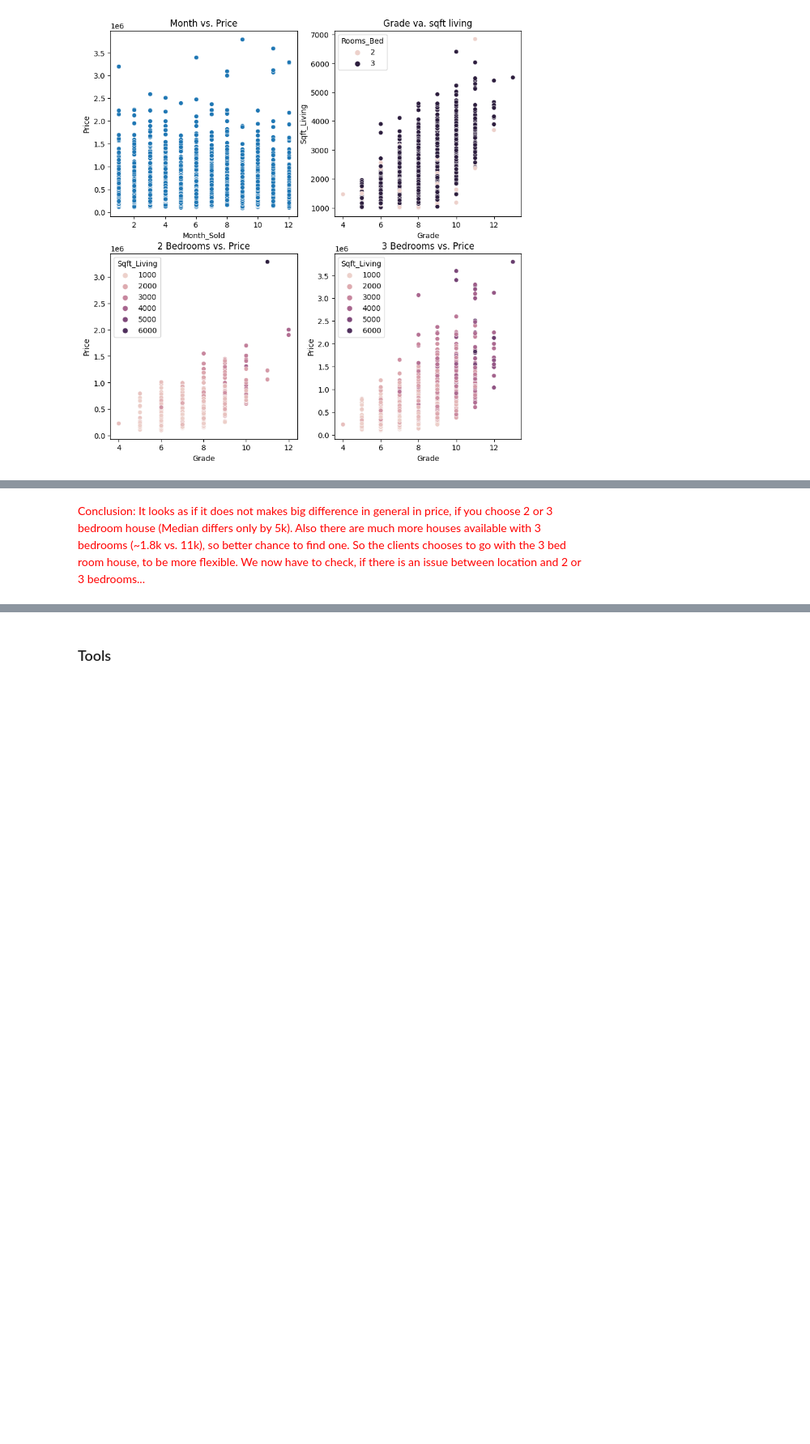
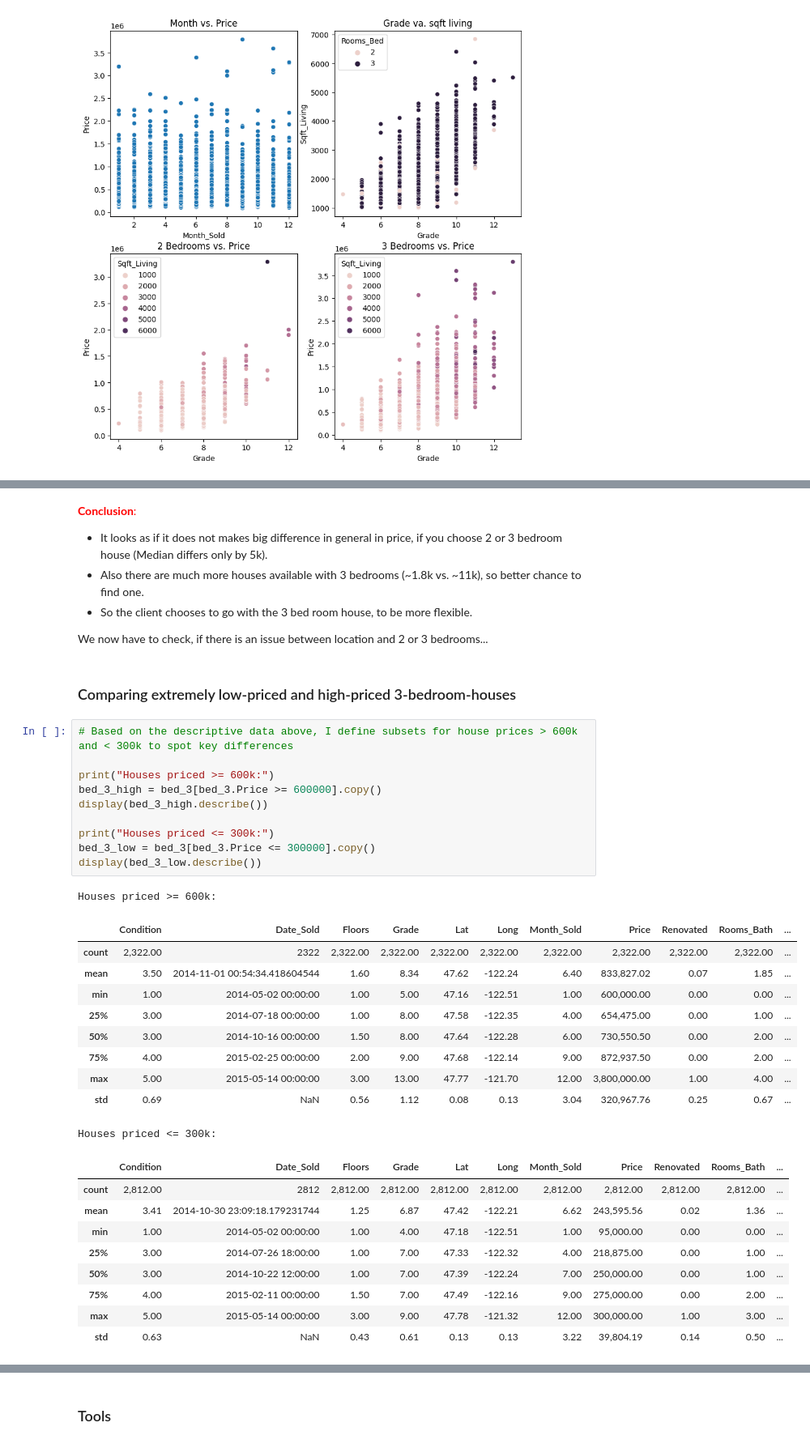
Before and after one commit to xit7/ds-eda-first-project-houses, a Jupyter notebook: 2_assignment-analysis.ipynb, the cells around one changed output, grey strips where cells are left out. Shown at 81% size. Saved outputs shown, nothing was run; the diff lists cells and outputs as text; blank space fills up the shorter version.

```diff
--- a/2_assignment-analysis.ipynb
+++ b/2_assignment-analysis.ipynb
@@ -364,2 +377,40 @@ display(bed_3.describe())
 # %% [markdown]
-<span style="color:red">Conclusion: It looks as if it does not makes big difference in general in price, if you choose 2 or 3 bedroom house (Median differs only by 5k). Also there are much more houses available with 3 bedrooms (~1.8k vs. 11k), so better chance to find one. So the clients chooses to go with the 3 bed room house, to be more flexible. We now have to check, if there is an issue between location and 2 or 3 bedrooms...</span>
+<span style="color:red">**Conclusion**:</span>
+* It looks as if it does not makes big difference in general in price, if you choose 2 or 3 bedroom house (Median differs only by 5k).
+* Also there are much more houses available with 3 bedrooms (~1.8k vs. ~11k), so better chance to find one.
+* So the client chooses to go with the 3 bed room house, to be more flexible.
+
+We now have to check, if there is an issue between location and 2 or 3 bedrooms...
+# %% [markdown]
+### Comparing extremely low-priced and high-priced 3-bedroom-houses
+# %%
+# Based on the descriptive data above, I define subsets for house prices > 600k and < 300k to spot key differences
+
+print("Houses priced >= 600k:")
+bed_3_high = bed_3[bed_3.Price >= 600000].copy()
+display(bed_3_high.describe())
+
+print("Houses priced <= 300k:")
+bed_3_low = bed_3[bed_3.Price <= 300000].copy()
+display(bed_3_low.describe())
+# %% [output]
+Houses priced >= 600k:
+|  | Condition | Date_Sold | Floors | Grade | Lat | Long | Month_Sold | Price | Renovated | Rooms_Bath | ... |
+| count | 2,322.00 | 2322 | 2,322.00 | 2,322.00 | 2,322.00 | 2,322.00 | 2,322.00 | 2,322.00 | 2,322.00 | 2,322.00 | ... |
+| mean | 3.50 | 2014-11-01 00:54:34.418604544 | 1.60 | 8.34 | 47.62 | -122.24 | 6.40 | 833,827.02 | 0.07 | 1.85 | ... |
+| min | 1.00 | 2014-05-02 00:00:00 | 1.00 | 5.00 | 47.16 | -122.51 | 1.00 | 600,000.00 | 0.00 | 0.00 | ... |
+| 25% | 3.00 | 2014-07-18 00:00:00 | 1.00 | 8.00 | 47.58 | -122.35 | 4.00 | 654,475.00 | 0.00 | 1.00 | ... |
+| 50% | 3.00 | 2014-10-16 00:00:00 | 1.50 | 8.00 | 47.64 | -122.28 | 6.00 | 730,550.50 | 0.00 | 2.00 | ... |
+| 75% | 4.00 | 2015-02-25 00:00:00 | 2.00 | 9.00 | 47.68 | -122.14 | 9.00 | 872,937.50 | 0.00 | 2.00 | ... |
+| max | 5.00 | 2015-05-14 00:00:00 | 3.00 | 13.00 | 47.77 | -121.70 | 12.00 | 3,800,000.00 | 1.00 | 4.00 | ... |
+| std | 0.69 | NaN | 0.56 | 1.12 | 0.08 | 0.13 | 3.04 | 320,967.76 | 0.25 | 0.67 | ... |
+Houses priced <= 300k:
+|  | Condition | Date_Sold | Floors | Grade | Lat | Long | Month_Sold | Price | Renovated | Rooms_Bath | ... |
+| count | 2,812.00 | 2812 | 2,812.00 | 2,812.00 | 2,812.00 | 2,812.00 | 2,812.00 | 2,812.00 | 2,812.00 | 2,812.00 | ... |
+| mean | 3.41 | 2014-10-30 23:09:18.179231744 | 1.25 | 6.87 | 47.42 | -122.21 | 6.62 | 243,595.56 | 0.02 | 1.36 | ... |
+| min | 1.00 | 2014-05-02 00:00:00 | 1.00 | 4.00 | 47.18 | -122.51 | 1.00 | 95,000.00 | 0.00 | 0.00 | ... |
+| 25% | 3.00 | 2014-07-26 18:00:00 | 1.00 | 7.00 | 47.33 | -122.32 | 4.00 | 218,875.00 | 0.00 | 1.00 | ... |
+| 50% | 3.00 | 2014-10-22 12:00:00 | 1.00 | 7.00 | 47.39 | -122.24 | 7.00 | 250,000.00 | 0.00 | 1.00 | ... |
+| 75% | 4.00 | 2015-02-11 00:00:00 | 1.50 | 7.00 | 47.49 | -122.16 | 9.00 | 275,000.00 | 0.00 | 2.00 | ... |
+| max | 5.00 | 2015-05-14 00:00:00 | 3.00 | 9.00 | 47.78 | -121.32 | 12.00 | 300,000.00 | 1.00 | 3.00 | ... |
+| std | 0.63 | NaN | 0.43 | 0.61 | 0.13 | 0.13 | 3.22 | 39,804.19 | 0.14 | 0.50 | ... |
```
Also changed, not shown: parts of 11 cells of this notebook.
